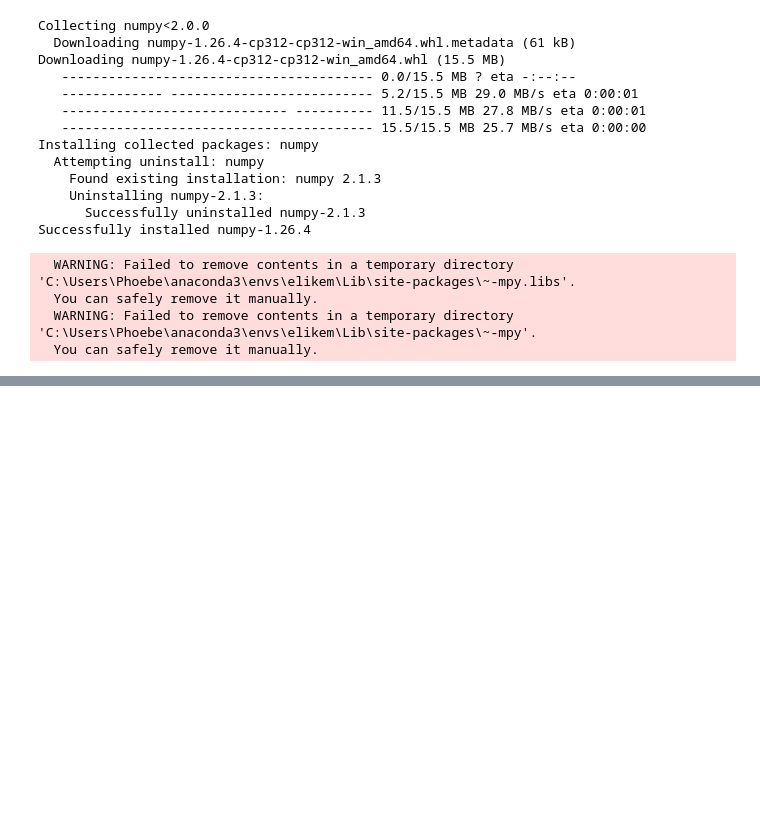
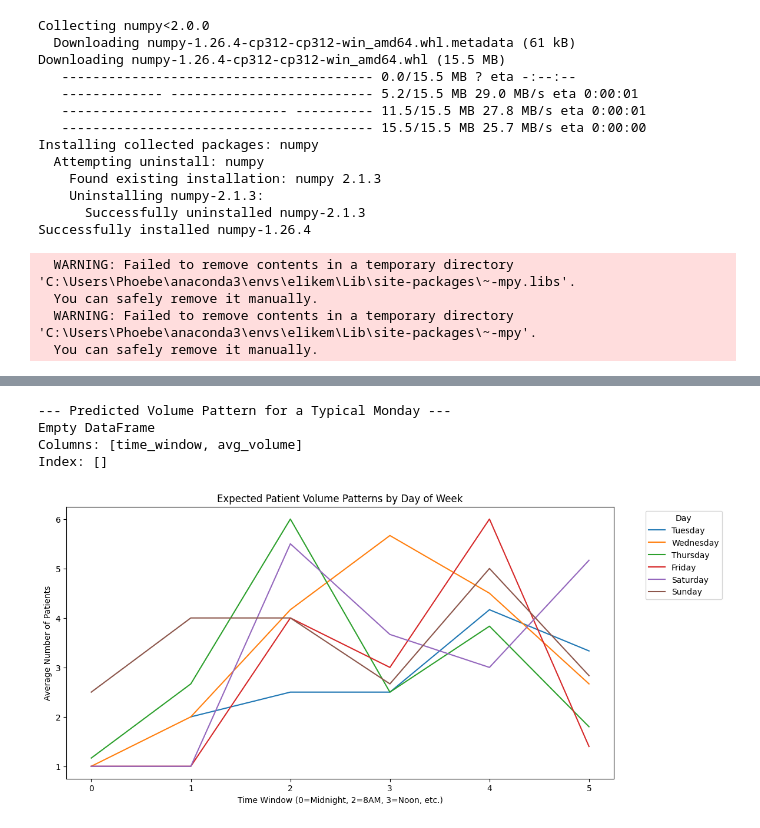
Before and after one commit to peamable/BottleneckIQ, a Jupyter notebook: Modeling/model.ipynb, the cells around one changed output, grey strips where cells are left out. Saved outputs shown, nothing was run; the diff lists cells and outputs as text; code cells hidden in the pictures; blank space fills up the shorter version.

Commit message:
modelling1

```diff
--- a/Modeling/model.ipynb
+++ b/Modeling/model.ipynb
@@ -142,0 +365,48 @@ AttributeError: module 'numpy' has no attribute 'matrix'
+# %%
+import pandas as pd
+import numpy as np
+import matplotlib.pyplot as plt
+import seaborn as sns
+
+def get_day_of_week_predictions(df_binned):
+    """
+    Predicts volume based on historical averages for each Day and Time Window.
+    """
+    # 1. Calculate the 'Normal' volume for every specific slot
+    # e.g., What is the average volume for every 'Monday at Window 2'?
+    baseline_model = df_binned.groupby(['day_of_week', 'time_window'])['total_volume'].agg([
+        'mean', 'std', 'min', 'max'
+    ]).reset_index()
+
+    # Rename for clarity
+    baseline_model.columns = ['day_of_week', 'time_window', 'avg_volume', 'vol_std', 'min_vol', 'max_vol']
+
+    # 2. Map day numbers to Names for the console/frontend
+    day_map = {0: 'Monday', 1: 'Tuesday', 2: 'Wednesday', 3: 'Thursday',
+               4: 'Friday', 5: 'Saturday', 6: 'Sunday'}
+    baseline_model['day_name'] = baseline_model['day_of_week'].map(day_map)
+
+    return baseline_model
+
+# --- RUNNING THE ANALYSIS ---
+predictions = get_day_of_week_predictions(data_binned)
+
+# Example: See the predicted "Pattern" for a Monday
+monday_pattern = predictions[predictions['day_name'] == 'Monday']
+print("--- Predicted Volume Pattern for a Typical Monday ---")
+print(monday_pattern[['time_window', 'avg_volume']])
+
+# --- VISUALIZATION ---
+plt.figure(figsize=(12, 6))
+sns.lineplot(data=predictions, x='time_window', y='avg_volume', hue='day_name')
+plt.title("Expected Patient Volume Patterns by Day of Week")
+plt.xlabel("Time Window (0=Midnight, 2=8AM, 3=Noon, etc.)")
+plt.ylabel("Average Number of Patients")
+plt.legend(title='Day', bbox_to_anchor=(1.05, 1), loc='upper left')
+plt.show()
+# %% [output]
+--- Predicted Volume Pattern for a Typical Monday ---
+Empty DataFrame
+Columns: [time_window, avg_volume]
+Index: []
+[figure, added]
```
Also changed, not shown: parts of 5 cells of this notebook, 1 other file.
